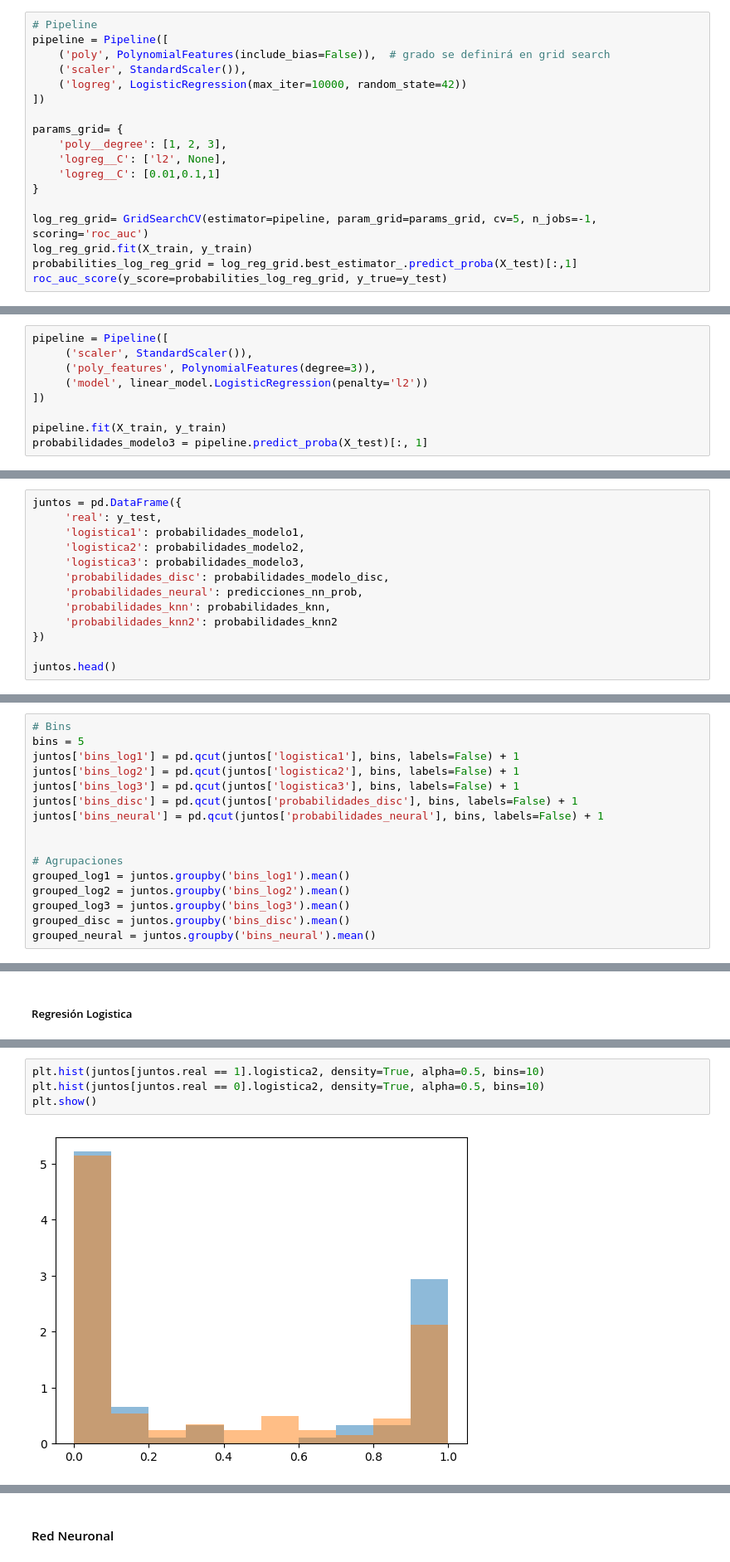
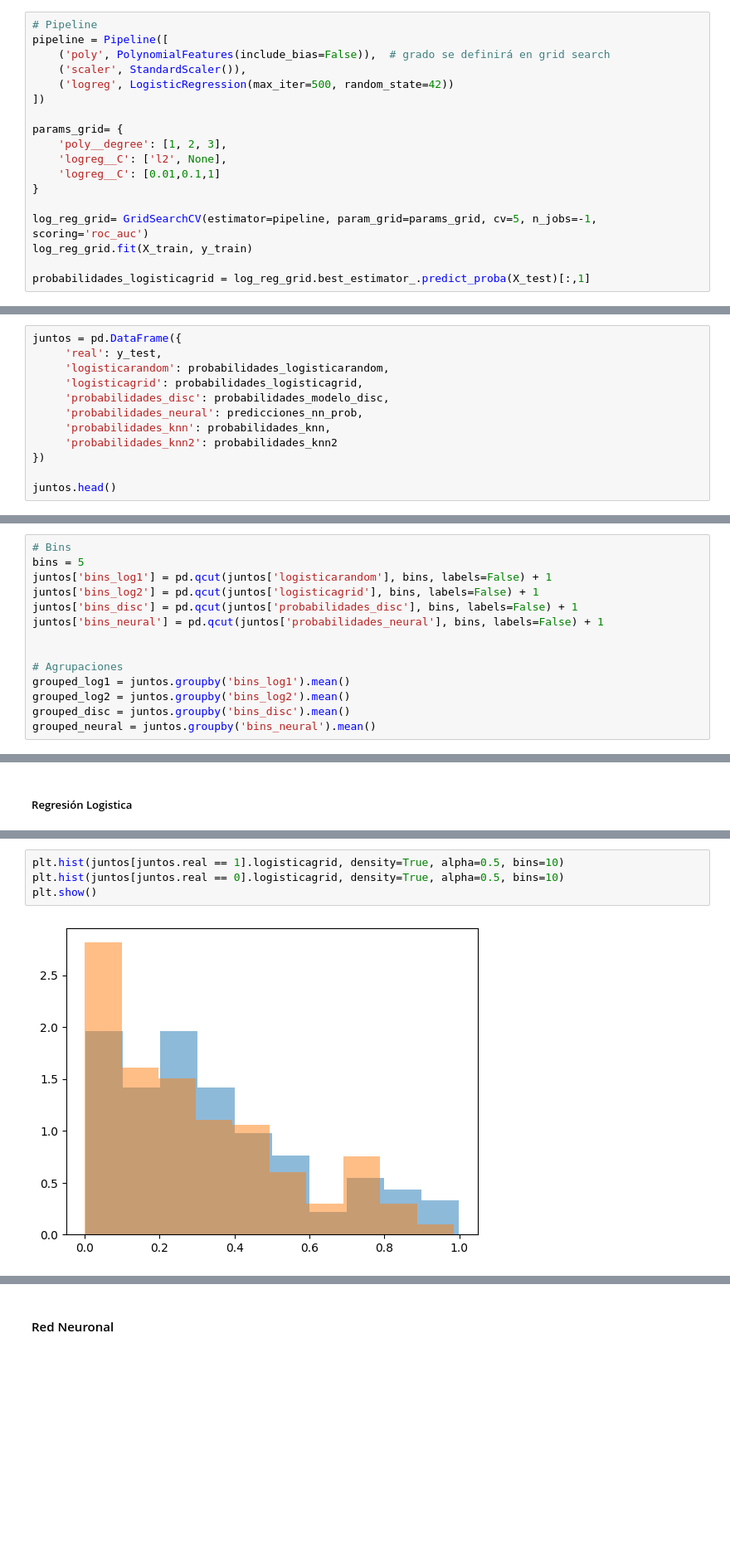
Before and after one commit to ppmelch/Lab-Aprendizaje-Estad-stico, a Jupyter notebook: Parcial 2/Examen2/Examen2.ipynb, the cells around one changed output, grey strips where cells are left out. Shown at 83% size. Saved outputs shown, nothing was run; the diff lists cells and outputs as text; blank space fills up the shorter version.

```diff
--- a/Parcial 2/Examen2/Examen2.ipynb
+++ b/Parcial 2/Examen2/Examen2.ipynb
@@ -225,7 +246,7 @@ probabilidades_knn2 = grid_search.predict_proba(X_test)[:, 1]
 pipeline = Pipeline([
     ('poly', PolynomialFeatures(include_bias=False)),  # grado se definirá en grid search
     ('scaler', StandardScaler()),
-    ('logreg', LogisticRegression(max_iter=10000, random_state=42))
+    ('logreg', LogisticRegression(max_iter=500, random_state=42))
 ])
 
 params_grid= {
@@ -236,5 +257,5 @@ params_grid= {
 
 log_reg_grid= GridSearchCV(estimator=pipeline, param_grid=params_grid, cv=5, n_jobs=-1, scoring='roc_auc')
 log_reg_grid.fit(X_train, y_train)
-probabilities_log_reg_grid = log_reg_grid.best_estimator_.predict_proba(X_test)[:,1]
-roc_auc_score(y_score=probabilities_log_reg_grid, y_true=y_test)
+
+probabilidades_logisticagrid = log_reg_grid.best_estimator_.predict_proba(X_test)[:,1]
@@ -250,12 +262,3 @@ ValueError: Invalid parameter 'logreg' for estimator Pipeline(steps=[('scaler',
-# %%
-pipeline = Pipeline([
-     ('scaler', StandardScaler()),
-     ('poly_features', PolynomialFeatures(degree=3)),
-     ('model', linear_model.LogisticRegression(penalty='l2'))
-])
-
-pipeline.fit(X_train, y_train)
-probabilidades_modelo3 = pipeline.predict_proba(X_test)[:, 1]
 # %% [markdown]
 ##### Red Neuronal
 # %%
@@ -292,9 +295,8 @@ probabilidades_modelo_disc = pipeline.predict_proba(X_test)[:, 1]
 # %%
 juntos = pd.DataFrame({
      'real': y_test,
-     'logistica1': probabilidades_modelo1,
-     'logistica2': probabilidades_modelo2,
-     'logistica3': probabilidades_modelo3,
+     'logisticarandom': probabilidades_logisticarandom,
+     'logisticagrid': probabilidades_logisticagrid,
      'probabilidades_disc': probabilidades_modelo_disc,
      'probabilidades_neural': predicciones_nn_prob,
      'probabilidades_knn': probabilidades_knn,
@@ -307,9 +314,8 @@ NameError: name 'probabilidades_modelo1' is not defined
 # %%
 # Bins
 bins = 5
-juntos['bins_log1'] = pd.qcut(juntos['logistica1'], bins, labels=False) + 1
-juntos['bins_log2'] = pd.qcut(juntos['logistica2'], bins, labels=False) + 1
-juntos['bins_log3'] = pd.qcut(juntos['logistica3'], bins, labels=False) + 1
+juntos['bins_log1'] = pd.qcut(juntos['logisticarandom'], bins, labels=False) + 1
+juntos['bins_log2'] = pd.qcut(juntos['logisticagrid'], bins, labels=False) + 1
 juntos['bins_disc'] = pd.qcut(juntos['probabilidades_disc'], bins, labels=False) + 1
 juntos['bins_neural'] = pd.qcut(juntos['probabilidades_neural'], bins, labels=False) + 1
 
@@ -317,7 +323,6 @@ juntos['bins_neural'] = pd.qcut(juntos['probabilidades_neural'], bins, labels=Fa
 # Agrupaciones
 grouped_log1 = juntos.groupby('bins_log1').mean()
 grouped_log2 = juntos.groupby('bins_log2').mean()
-grouped_log3 = juntos.groupby('bins_log3').mean()
 grouped_disc = juntos.groupby('bins_disc').mean()
 grouped_neural = juntos.groupby('bins_neural').mean()
 # %% [markdown]
@@ -383,7 +388,7 @@ AUC:  0.5539711579853638
 # %%
-plt.hist(juntos[juntos.real == 1].logistica2, density=True, alpha=0.5, bins=10)
-plt.hist(juntos[juntos.real == 0].logistica2, density=True, alpha=0.5, bins=10)
+plt.hist(juntos[juntos.real == 1].logisticagrid, density=True, alpha=0.5, bins=10)
+plt.hist(juntos[juntos.real == 0].logisticagrid, density=True, alpha=0.5, bins=10)
 plt.show()
 # %% [output]
-[figure, old version]
+[figure, new version]
 # %%
```
Also changed, not shown: parts of 26 cells of this notebook.
